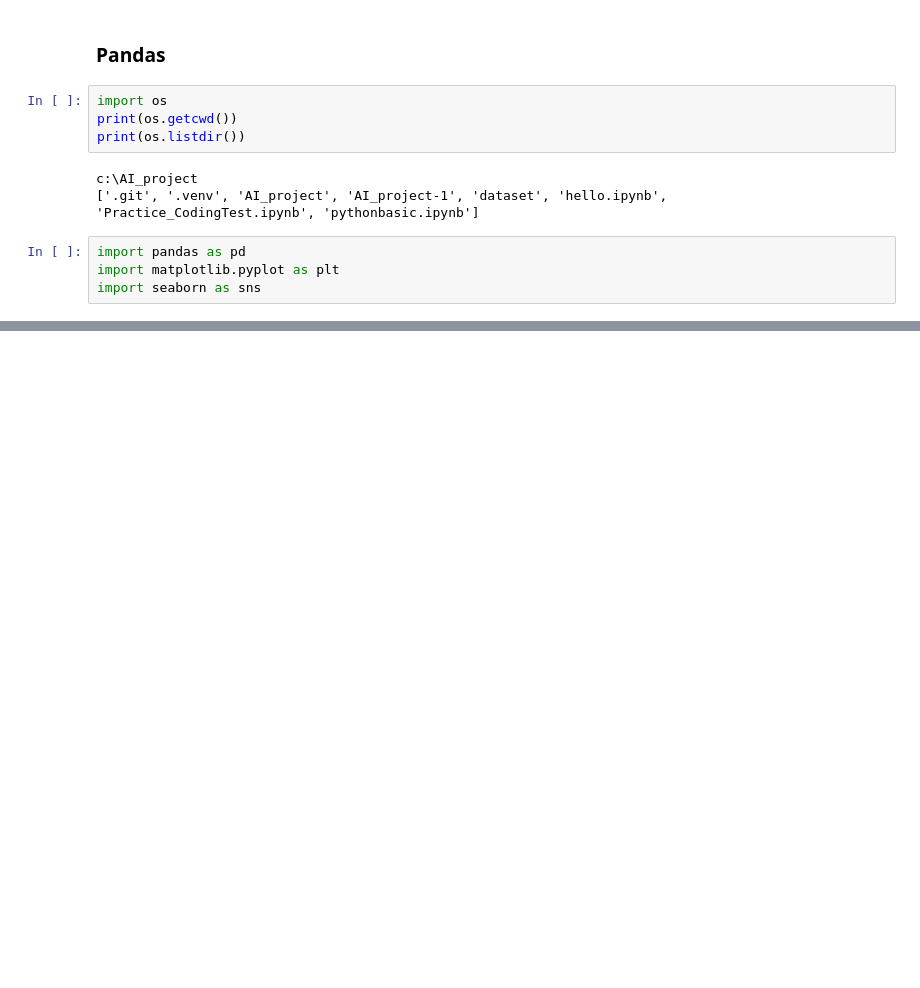
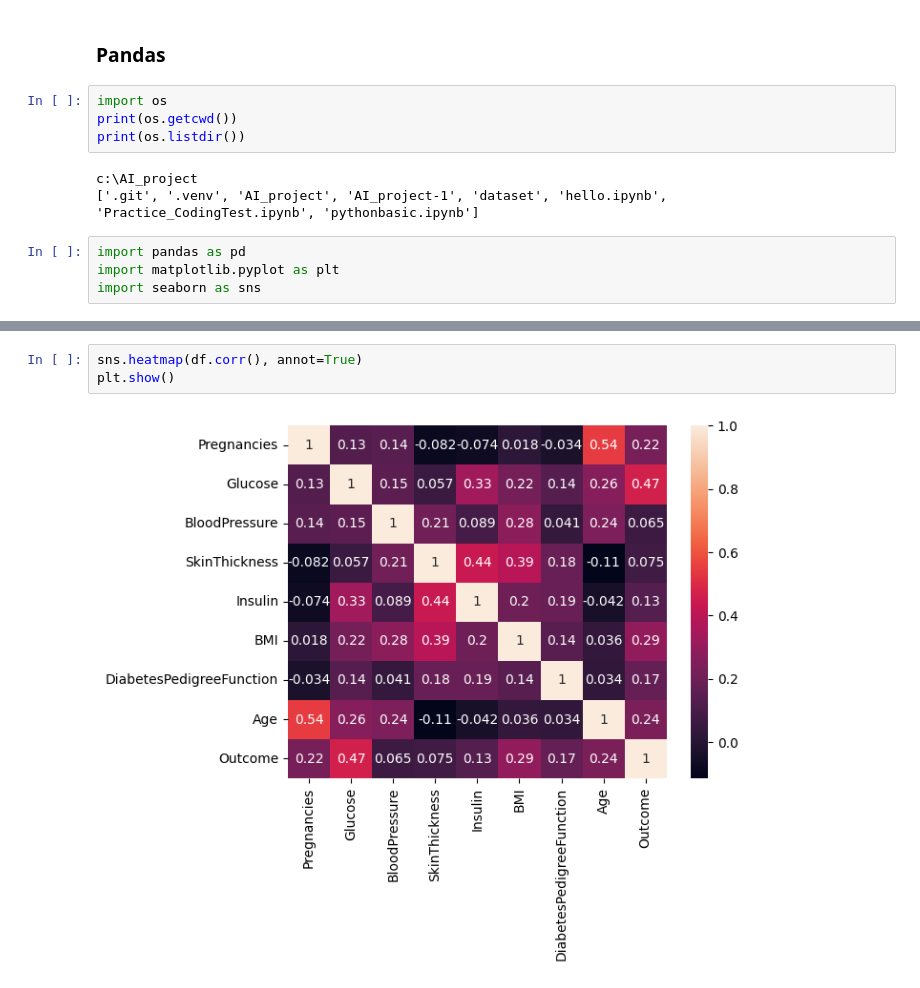
Before and after one commit to PlaidMoon99/AI_project, a Jupyter notebook: hello.ipynb, the cells around one changed output, grey strips where cells are left out. Saved outputs shown, nothing was run; the diff lists cells and outputs as text; blank space fills up the shorter version.

```diff
--- a/hello.ipynb
+++ b/hello.ipynb
@@ -631,0 +675,5 @@ FileNotFoundError: [Errno 2] No such file or directory: 'diabetes.csv'
+# %%
+sns.heatmap(df.corr(), annot=True)
+plt.show()
+# %% [output]
+[figure, added]
```
Also changed, not shown: parts of 26 cells of this notebook, 1 other file.
